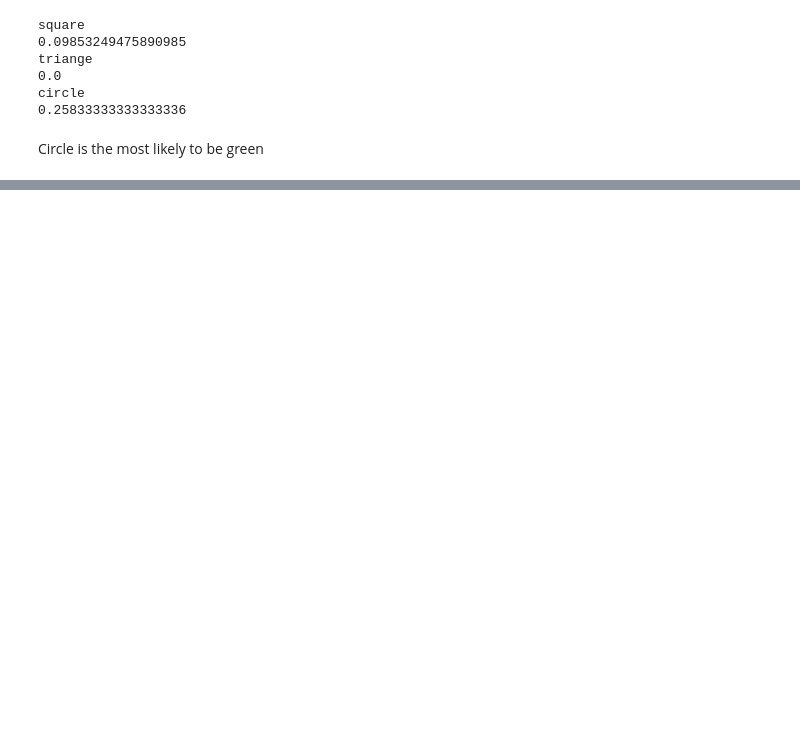
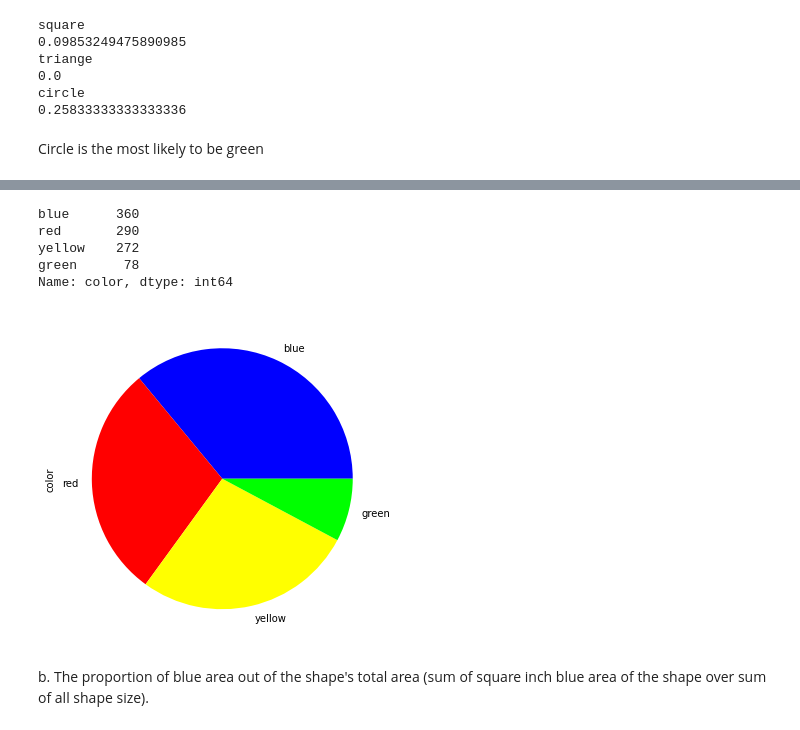
Before and after one commit to swordwielder/riskified_test, a Jupyter notebook: mainplot.ipynb, the cells around one changed output, grey strips where cells are left out. Drawn from its saved outputs; the diff is of its cells as text; code cells hidden in the pictures; blank space fills up the shorter version.

```diff
--- a/mainplot.ipynb
+++ b/mainplot.ipynb
@@ -100,0 +197,18 @@ Circle is the most likely to be green
+# %%
+
+#df2 = df['shape'].value_counts().reset_index(name='count')
+df4 = df["color"].value_counts()
+df4
+# %% [output]
+blue      360
+red       290
+yellow    272
+green      78
+Name: color, dtype: int64
+# %%
+colors = ['#0000FF','#FF0000','#FFFF00', '#00FF00']
+plot = df4.plot.pie(subplots=True, colors = colors, figsize=(11, 6))
+# %% [output]
+[figure, added]
+# %% [markdown]
+b. The proportion of blue area out of the shape's total area (sum of square inch blue area of the shape over sum of all shape size).
```
Also changed, not shown: parts of 21 cells of this notebook, 1 other file.
